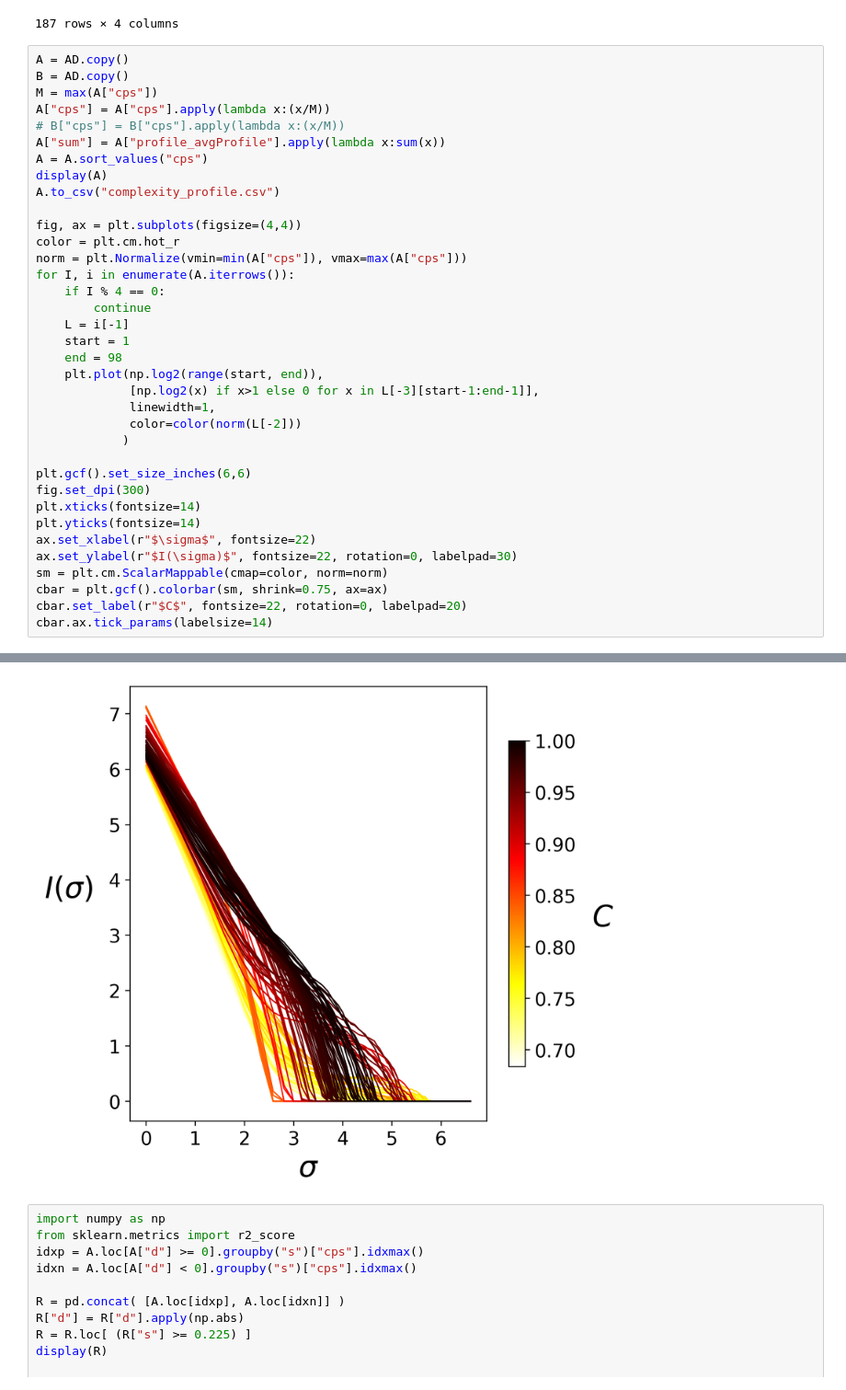
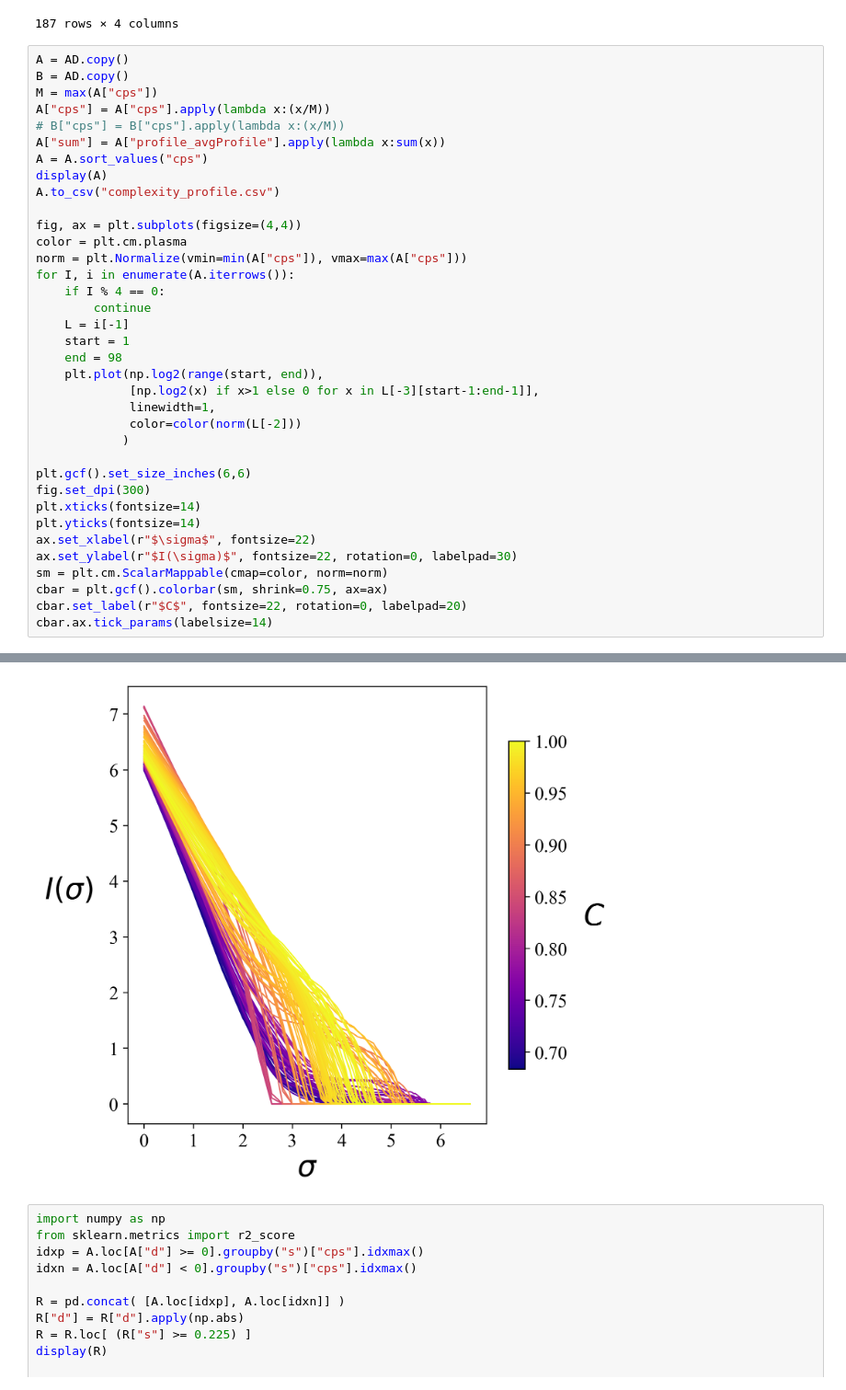
Before and after one commit to austin-marcus/collective_motion_LJ, a Jupyter notebook: src/complexity_analysis.ipynb, the cells around one changed output, grey strips where cells are left out. Shown: that part at 92% size. Saved outputs shown, nothing was run; the diff lists cells and outputs as text.

```diff
--- a/src/complexity_analysis.ipynb
+++ b/src/complexity_analysis.ipynb
@@ -55,7 +55,7 @@ display(A)
 A.to_csv("complexity_profile.csv")
 
 fig, ax = plt.subplots(figsize=(4,4))
-color = plt.cm.hot_r
+color = plt.cm.plasma
 norm = plt.Normalize(vmin=min(A["cps"]), vmax=max(A["cps"]))
 for I, i in enumerate(A.iterrows()):
     if I % 4 == 0:
@@ -66,34 +66,34 @@ for I, i in enumerate(A.iterrows()):
     plt.plot(np.log2(range(start, end)),
              [np.log2(x) if x>1 else 0 for x in L[-3][start-1:end-1]],
              linewidth=1,
              color=color(norm(L[-2]))
             )
 
 plt.gcf().set_size_inches(6,6)
 fig.set_dpi(300)
 plt.xticks(fontsize=14)
 plt.yticks(fontsize=14)
 ax.set_xlabel(r"$\sigma$", fontsize=22)
 ax.set_ylabel(r"$I(\sigma)$", fontsize=22, rotation=0, labelpad=30)
 sm = plt.cm.ScalarMappable(cmap=color, norm=norm)
 cbar = plt.gcf().colorbar(sm, shrink=0.75, ax=ax)
 cbar.set_label(r"$C$", fontsize=22, rotation=0, labelpad=20)
 cbar.ax.tick_params(labelsize=14)
 # %% [output]
 |  | s | d | profile_avgProfile | cps | sum |
 | 49 | 0.150 | 3.5 | [67.05128205128206, 14.3504273504... | 0.683603 | 187.786325 |
 | 48 | 0.150 | 3.0 | [67.15384615384615, 13.8119658119... | 0.687166 | 187.649573 |
 | 50 | 0.150 | 4.0 | [67.92307692307692, 14.2222222222... | 0.689048 | 188.675214 |
 | 44 | 0.150 | 1.0 | [68.03418803418805, 15.0683760683... | 0.692152 | 189.401709 |
 | 47 | 0.150 | 2.5 | [69.82051282051282, 14.6752136752... | 0.693064 | 190.837607 |
 | ... | ... | ... | ... | ... | ... |
 | 143 | 0.600 | -4.0 | [77.27350427350429, 29.1111111111... | 0.996105 | 200.000000 |
 | 123 | 0.525 | -2.5 | [77.3931623931624, 28.17094017094... | 0.997319 | 200.000000 |
 | 142 | 0.600 | -3.5 | [77.94017094017094, 28.6837606837... | 0.998863 | 200.000000 |
 | 126 | 0.525 | -4.0 | [76.47008547008546, 26.4700854700... | 0.998968 | 200.000000 |
 | 125 | 0.525 | -3.5 | [75.07692307692307, 26.5555555555... | 1.000000 | 200.000000 |
 187 rows × 5 columns
-[figure, old version]
+[figure, new version]
 # %%
 import numpy as np
 from sklearn.metrics import r2_score
```
Also changed, not shown: parts of 3 cells of this notebook, 2 other files.
